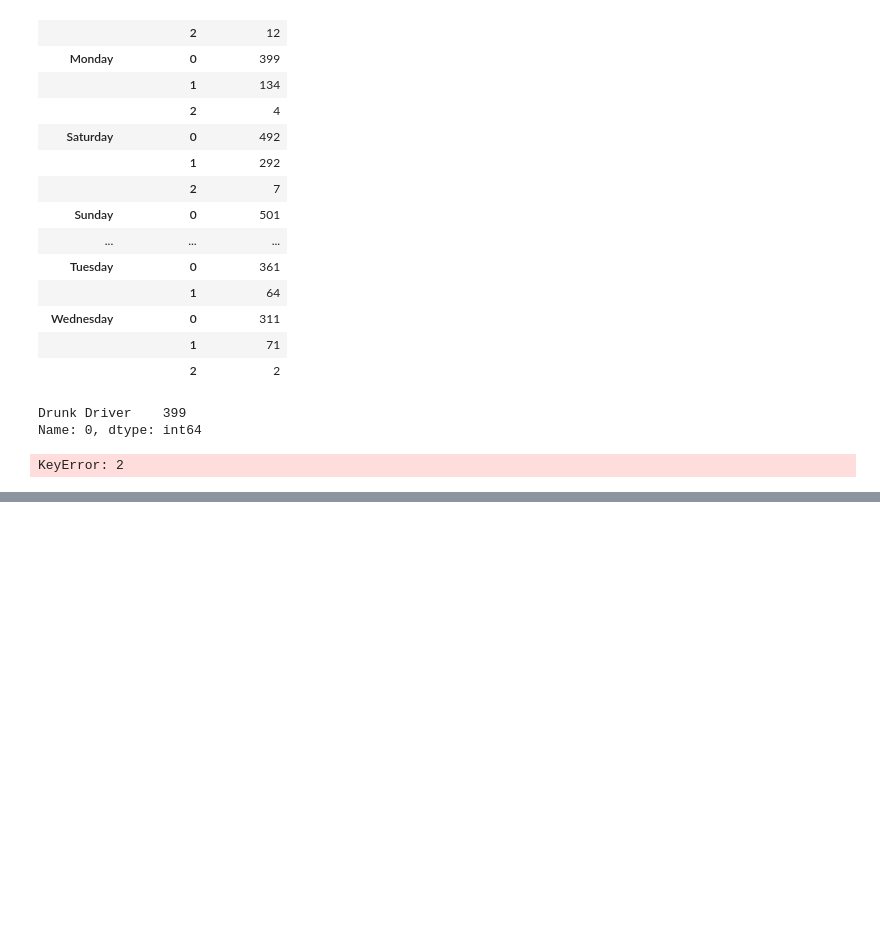
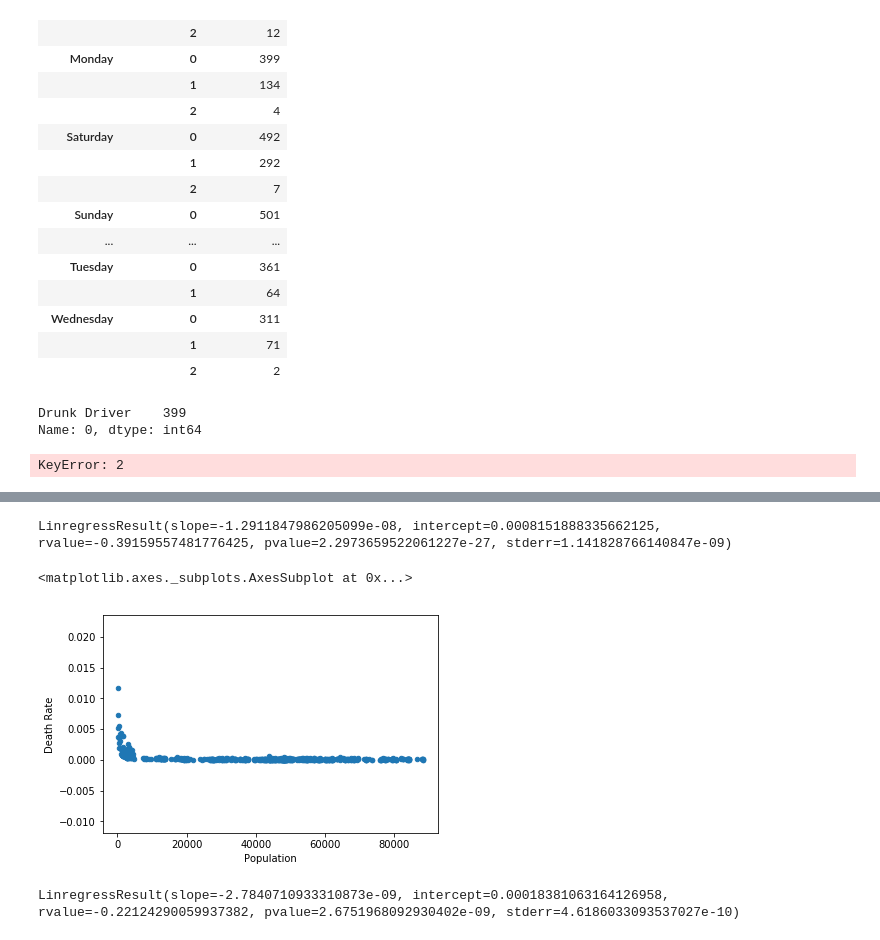
Before and after one commit to mwhitmore1/ucsd_bootcamp-traffic_accident_analysis, a Jupyter notebook: notebooks/Visualization_Tests.ipynb, the cells around one changed output, grey strips where cells are left out. Saved outputs shown, nothing was run; the diff lists cells and outputs as text; code cells hidden in the pictures; blank space fills up the shorter version.

Commit message:
add grouped visualizations

```diff
--- a/notebooks/Visualization_Tests.ipynb
+++ b/notebooks/Visualization_Tests.ipynb
@@ -337,0 +523,29 @@ F_onewayResult(statistic=47.5844060622521, pvalue=8.781642084571736e-21)
+# %%
+populated_zips = people_df[people_df['Population'] > 0]
+group = populated_zips.groupby(['ZIP Code', 'Year'])
+# accidents per capita
+group_populations = group.max()['Population']
+group_capita_income = group.max()['Per Capita Income']
+group_median_age = group.max()['Median Age']
+total_drunk_drivers = group.sum()['Drunk Driver']
+acc_per_capita = group.count()['Case Number'] / group_populations
+# %%
+df = pd.DataFrame([acc_per_capita, group_populations]).T.rename(columns={
+    'Unnamed 0': 'Death Rate'
+})
+st.linregress(group_populations, acc_per_capita)
+# %% [output]
+LinregressResult(slope=-1.2911847986205099e-08, intercept=0.0008151888335662125, rvalue=-0.39159557481776425, pvalue=2.2973659522061227e-27, stderr=1.141828766140847e-09)
+# %%
+df.plot('Population', 'Death Rate', kind='scatter')
+# %% [output]
+<matplotlib.axes._subplots.AxesSubplot at 0x...>
+[figure, added]
+# %%
+dd_rate = total_drunk_drivers / group_populations
+df = pd.DataFrame([dd_rate, group_populations]).T.rename(columns={
+    'Unnamed 0': 'Drunk Driver Rate',
+})
+st.linregress(group_populations, dd_rate)
+# %% [output]
+LinregressResult(slope=-2.7840710933310873e-09, intercept=0.00018381063164126958, rvalue=-0.22124290059937382, pvalue=2.6751968092930402e-09, stderr=4.6186033093537027e-10)
```
Also changed, not shown: parts of 38 cells of this notebook.
